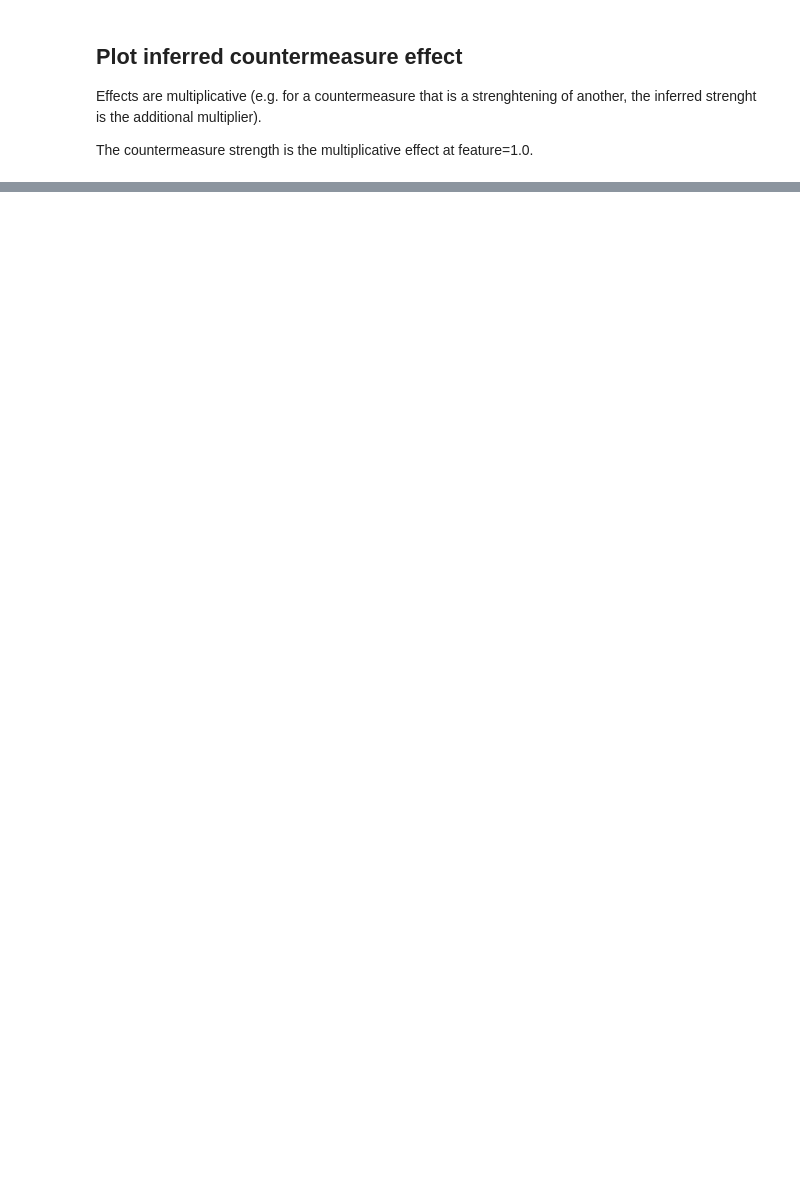
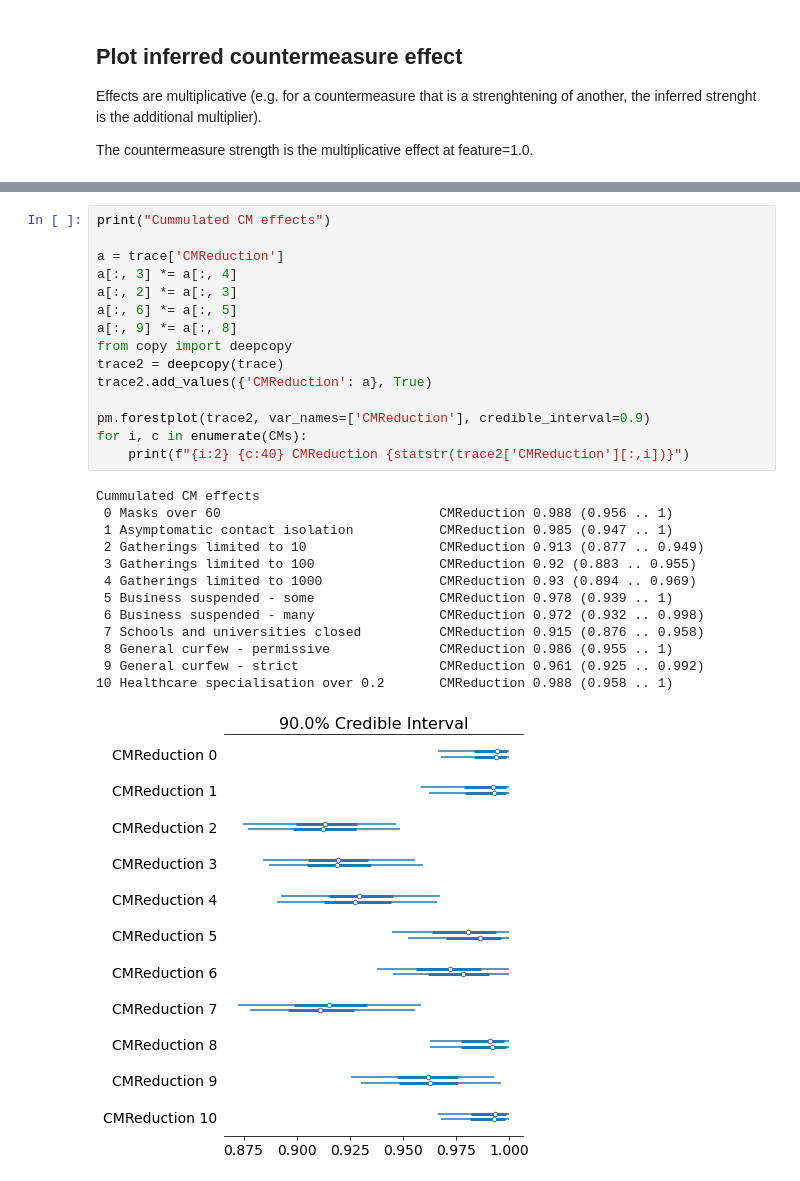
Before and after one commit to jsalvatier/epimodel, a Jupyter notebook: notebooks/countermeasure_model_v1g_split0to1-active.ipynb, the cells around one changed output, grey strips where cells are left out. Drawn from its saved outputs; the diff is of its cells as text; blank space fills up the shorter version.

```diff
--- a/notebooks/countermeasure_model_v1g_split0to1-active.ipynb
+++ b/notebooks/countermeasure_model_v1g_split0to1-active.ipynb
@@ -162,3 +202,32 @@ for i, c in enumerate(CMs):
+# %%
+print("Cummulated CM effects")
+
+a = trace['CMReduction']
+a[:, 3] *= a[:, 4]
+a[:, 2] *= a[:, 3]
+a[:, 6] *= a[:, 5]
+a[:, 9] *= a[:, 8]
+from copy import deepcopy
+trace2 = deepcopy(trace)
+trace2.add_values({'CMReduction': a}, True)
+
+pm.forestplot(trace2, var_names=['CMReduction'], credible_interval=0.9)
+for i, c in enumerate(CMs):
+    print(f"{i:2} {c:40} CMReduction {statstr(trace2['CMReduction'][:,i])}")
+# %% [output]
+Cummulated CM effects
+ 0 Masks over 60                            CMReduction 0.988 (0.956 .. 1)
+ 1 Asymptomatic contact isolation           CMReduction 0.985 (0.947 .. 1)
+ 2 Gatherings limited to 10                 CMReduction 0.913 (0.877 .. 0.949)
+ 3 Gatherings limited to 100                CMReduction 0.92 (0.883 .. 0.955)
+ 4 Gatherings limited to 1000               CMReduction 0.93 (0.894 .. 0.969)
+ 5 Business suspended - some                CMReduction 0.978 (0.939 .. 1)
+ 6 Business suspended - many                CMReduction 0.972 (0.932 .. 0.998)
+ 7 Schools and universities closed          CMReduction 0.915 (0.876 .. 0.958)
+ 8 General curfew - permissive              CMReduction 0.986 (0.955 .. 1)
+ 9 General curfew - strict                  CMReduction 0.961 (0.925 .. 0.992)
+10 Healthcare specialisation over 0.2       CMReduction 0.988 (0.958 .. 1)
+[figure, added]
 # %%
 import plotly
 from plotly import graph_objects as go
```
Also changed, not shown: parts of 6 cells of this notebook, 7 other files.
